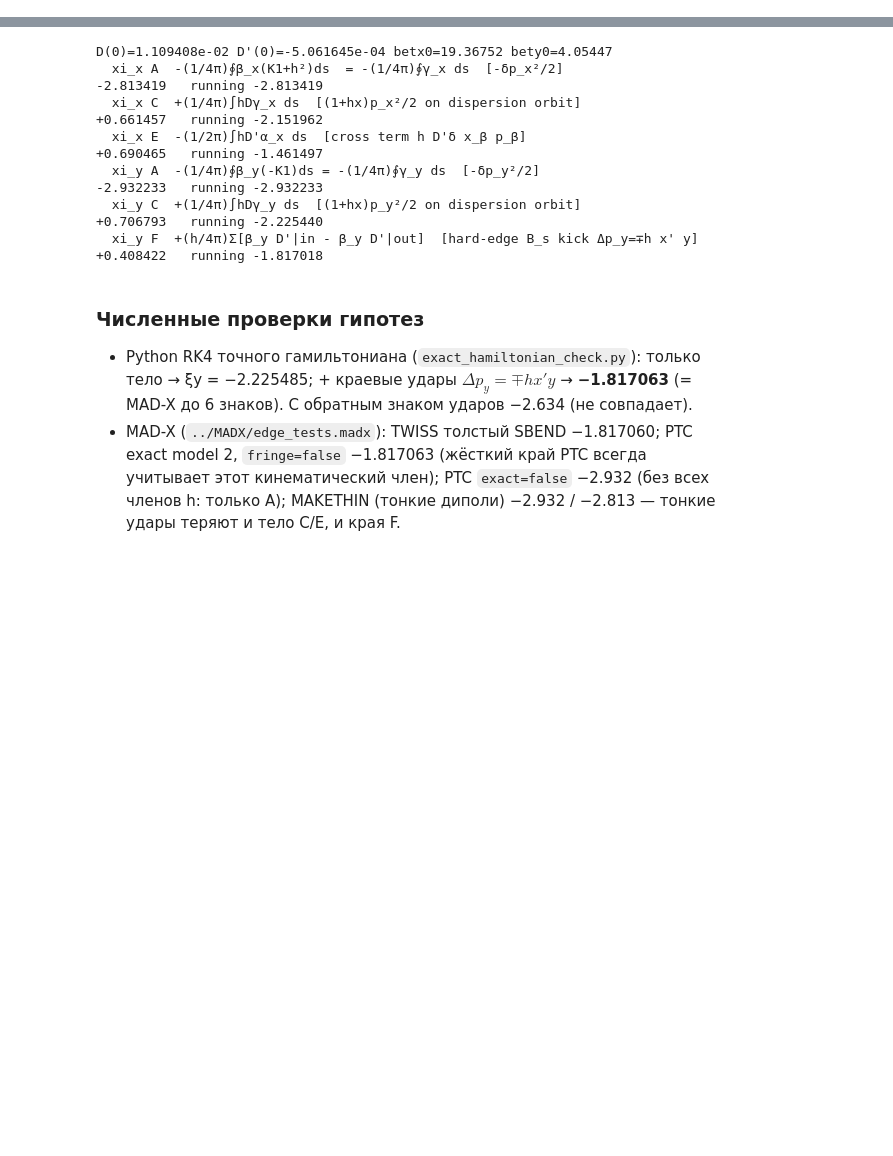
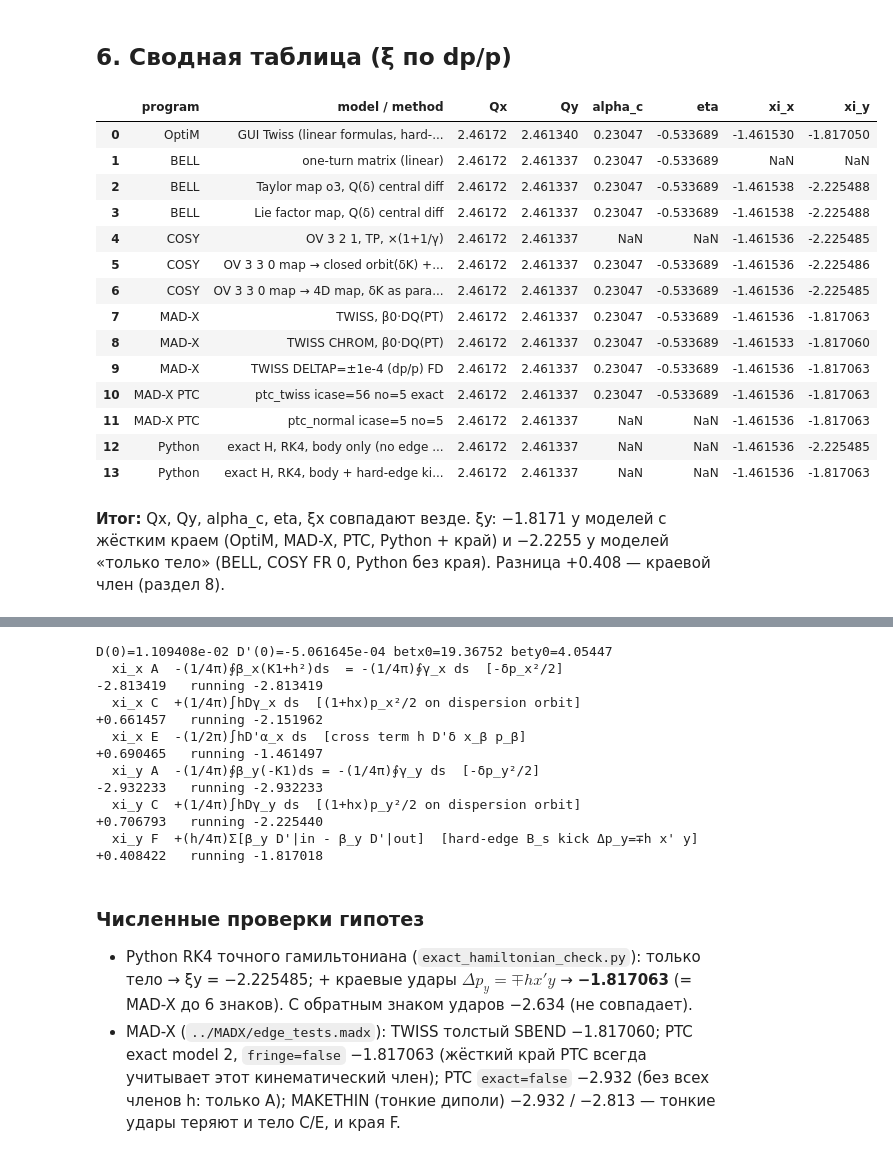
Before and after one commit to sergeybell/SCT_2, a Jupyter notebook: chromaticity/analysis/analysis.ipynb, the cells around one changed output, grey strips where cells are left out. Cells and saved outputs as stored; diff of their text form; code cells hidden in the pictures; blank space fills up the shorter version.

```diff
--- a/chromaticity/analysis/analysis.ipynb
+++ b/chromaticity/analysis/analysis.ipynb
@@ -163,0 +336,24 @@ $$H \approx -(1+\delta)(1+hx) + \frac{(1+hx)(p_x^2+p_y^2)}{2(1+\delta)} + hx + \
+# %% [markdown]
+## 6. Сводная таблица (ξ по dp/p)
+# %%
+df = pd.DataFrame(ROWS, columns=["program", "model / method", "Qx", "Qy", "alpha_c", "eta", "xi_x", "xi_y"])
+df
+# %% [output]
+|  | program | model / method | Qx | Qy | alpha_c | eta | xi_x | xi_y |
+| 0 | OptiM | GUI Twiss (linear formulas, hard-... | 2.46172 | 2.461340 | 0.23047 | -0.533689 | -1.461530 | -1.817050 |
+| 1 | BELL | one-turn matrix (linear) | 2.46172 | 2.461337 | 0.23047 | -0.533689 | NaN | NaN |
+| 2 | BELL | Taylor map o3, Q(δ) central diff | 2.46172 | 2.461337 | 0.23047 | -0.533689 | -1.461538 | -2.225488 |
+| 3 | BELL | Lie factor map, Q(δ) central diff | 2.46172 | 2.461337 | 0.23047 | -0.533689 | -1.461538 | -2.225488 |
+| 4 | COSY | OV 3 2 1, TP, ×(1+1/γ) | 2.46172 | 2.461337 | NaN | NaN | -1.461536 | -2.225485 |
+| 5 | COSY | OV 3 3 0 map → closed orbit(δK) +... | 2.46172 | 2.461337 | 0.23047 | -0.533689 | -1.461536 | -2.225486 |
+| 6 | COSY | OV 3 3 0 map → 4D map, δK as para... | 2.46172 | 2.461337 | 0.23047 | -0.533689 | -1.461536 | -2.225485 |
+| 7 | MAD-X | TWISS, β0·DQ(PT) | 2.46172 | 2.461337 | 0.23047 | -0.533689 | -1.461536 | -1.817063 |
+| 8 | MAD-X | TWISS CHROM, β0·DQ(PT) | 2.46172 | 2.461337 | 0.23047 | -0.533689 | -1.461533 | -1.817060 |
+| 9 | MAD-X | TWISS DELTAP=±1e-4 (dp/p) FD | 2.46172 | 2.461337 | 0.23047 | -0.533689 | -1.461536 | -1.817063 |
+| 10 | MAD-X PTC | ptc_twiss icase=56 no=5 exact | 2.46172 | 2.461337 | 0.23047 | -0.533689 | -1.461536 | -1.817063 |
+| 11 | MAD-X PTC | ptc_normal icase=5 no=5 | 2.46172 | 2.461337 | NaN | NaN | -1.461536 | -1.817063 |
+| 12 | Python | exact H, RK4, body only (no edge ... | 2.46172 | 2.461337 | NaN | NaN | -1.461536 | -2.225485 |
+| 13 | Python | exact H, RK4, body + hard-edge ki... | 2.46172 | 2.461337 | NaN | NaN | -1.461536 | -1.817063 |
+# %% [markdown]
+**Итог:** Qx, Qy, alpha_c, eta, ξx совпадают везде. ξy: −1.8171 у моделей с жёстким краем (OptiM, MAD-X, PTC, Python + край)
+и −2.2255 у моделей «только тело» (BELL, COSY FR 0, Python без края). Разница +0.408 — краевой член (раздел 8).
```
Also changed, not shown: parts of 53 cells of this notebook, 34 other files.
